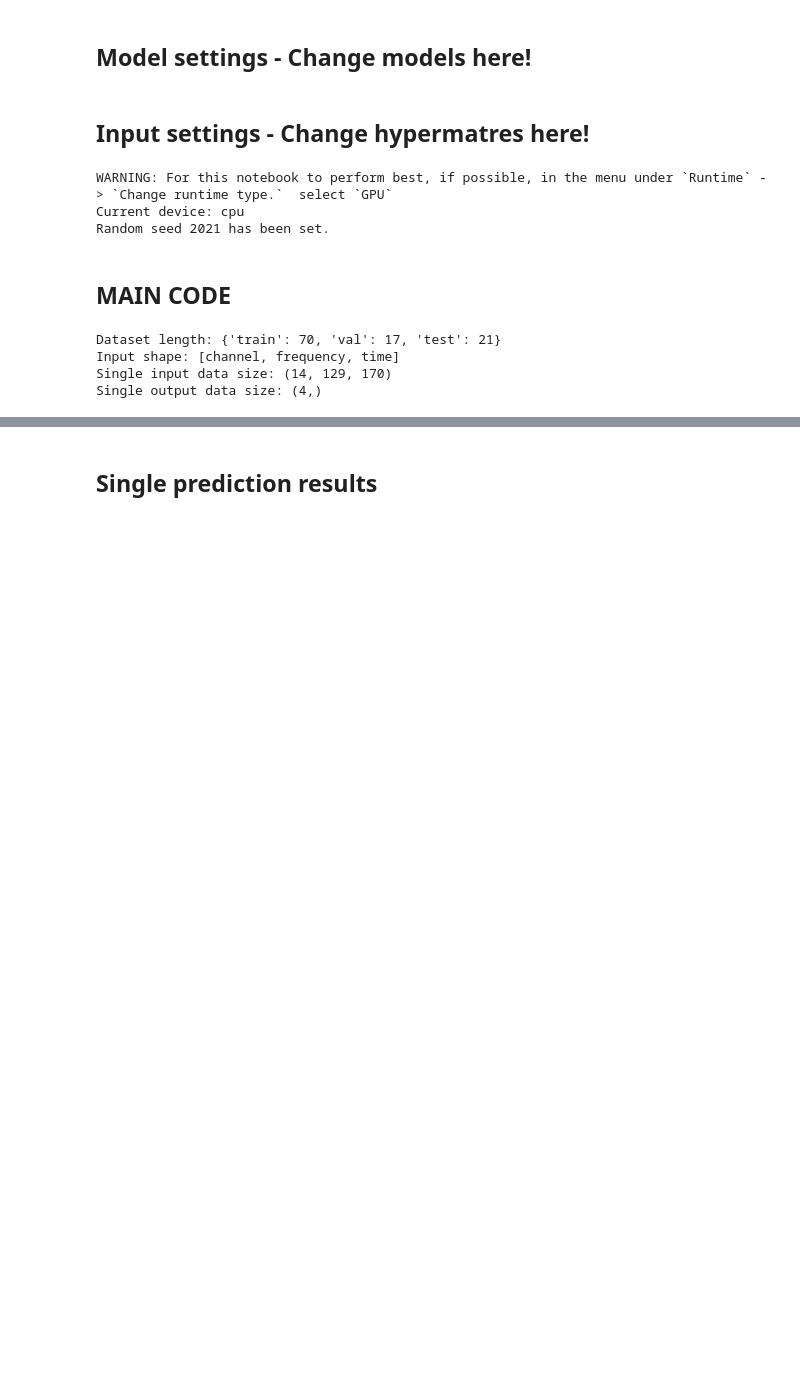
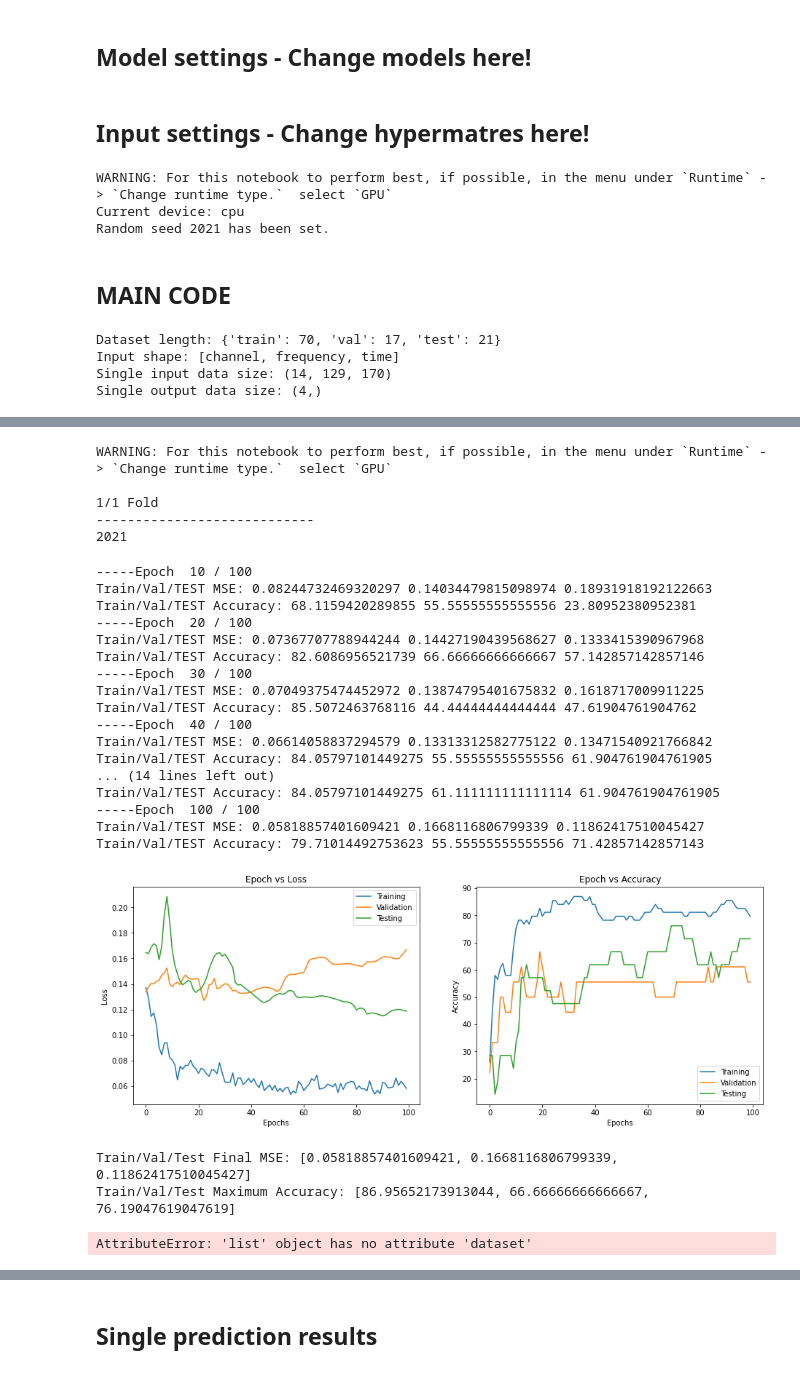
Before and after one commit to kslangewal/CerealTimeKillers, a Jupyter notebook: CerealTimeKillersNet.ipynb, the cells around one changed output, grey strips where cells are left out. Saved outputs shown, nothing was run; the diff lists cells and outputs as text; code cells hidden in the pictures; blank space fills up the shorter version.

```diff
--- a/CerealTimeKillersNet.ipynb
+++ b/CerealTimeKillersNet.ipynb
@@ -680,0 +864,46 @@ print('Train/Val/Test Average Accuracy:', list(np.mean(np.array(acc_K), axis = 0
+# %%
+# Model simulation
+args = {
+    'epochs': 100,
+    'lr': 1e-4,
+    'momentum': 0.99,
+    'l1': 0,
+    'l2': 0,
+    'device': set_device(),
+}
+for t in range(1,2):
+    loss_K, acc_K, param_K, models_T3 = MaxModelSimulator(args,
+                                                                       TrainDataLoader,
+                                                                       ValDataLoader,
+                                                                       TestDataLoader,
+                                                                       DataSize,
+                                                                       K_fold_train = K_fold_train,
+                                                                       k_folds = k_folds,t=[t])
+    print(TrainDataLoader.dataset)
+# %% [output]
+WARNING: For this notebook to perform best, if possible, in the menu under `Runtime` -> `Change runtime type.`  select `GPU`
+
+1/1 Fold
+----------------------------
+2021
+-----Epoch  10 / 100
+Train/Val/TEST MSE: 0.08244732469320297 0.14034479815098974 0.18931918192122663
+Train/Val/TEST Accuracy: 68.1159420289855 55.55555555555556 23.80952380952381
+-----Epoch  20 / 100
+Train/Val/TEST MSE: 0.07367707788944244 0.14427190439568627 0.1333415390967968
+Train/Val/TEST Accuracy: 82.6086956521739 66.66666666666667 57.142857142857146
+-----Epoch  30 / 100
+Train/Val/TEST MSE: 0.07049375474452972 0.13874795401675832 0.1618717009911225
+Train/Val/TEST Accuracy: 85.5072463768116 44.44444444444444 47.61904761904762
+-----Epoch  40 / 100
+Train/Val/TEST MSE: 0.06614058837294579 0.13313312582775122 0.13471540921766842
+Train/Val/TEST Accuracy: 84.05797101449275 55.55555555555556 61.904761904761905
+... (14 lines left out)
+Train/Val/TEST Accuracy: 84.05797101449275 61.111111111111114 61.904761904761905
+-----Epoch  100 / 100
+Train/Val/TEST MSE: 0.05818857401609421 0.1668116806799339 0.11862417510045427
+Train/Val/TEST Accuracy: 79.71014492753623 55.55555555555556 71.42857142857143
+[figure, added]
+Train/Val/Test Final MSE: [0.05818857401609421, 0.1668116806799339, 0.11862417510045427]
+Train/Val/Test Maximum Accuracy: [86.95652173913044, 66.66666666666667, 76.19047619047619]
+AttributeError: 'list' object has no attribute 'dataset'
```
Also changed, not shown: parts of 12 cells of this notebook.
